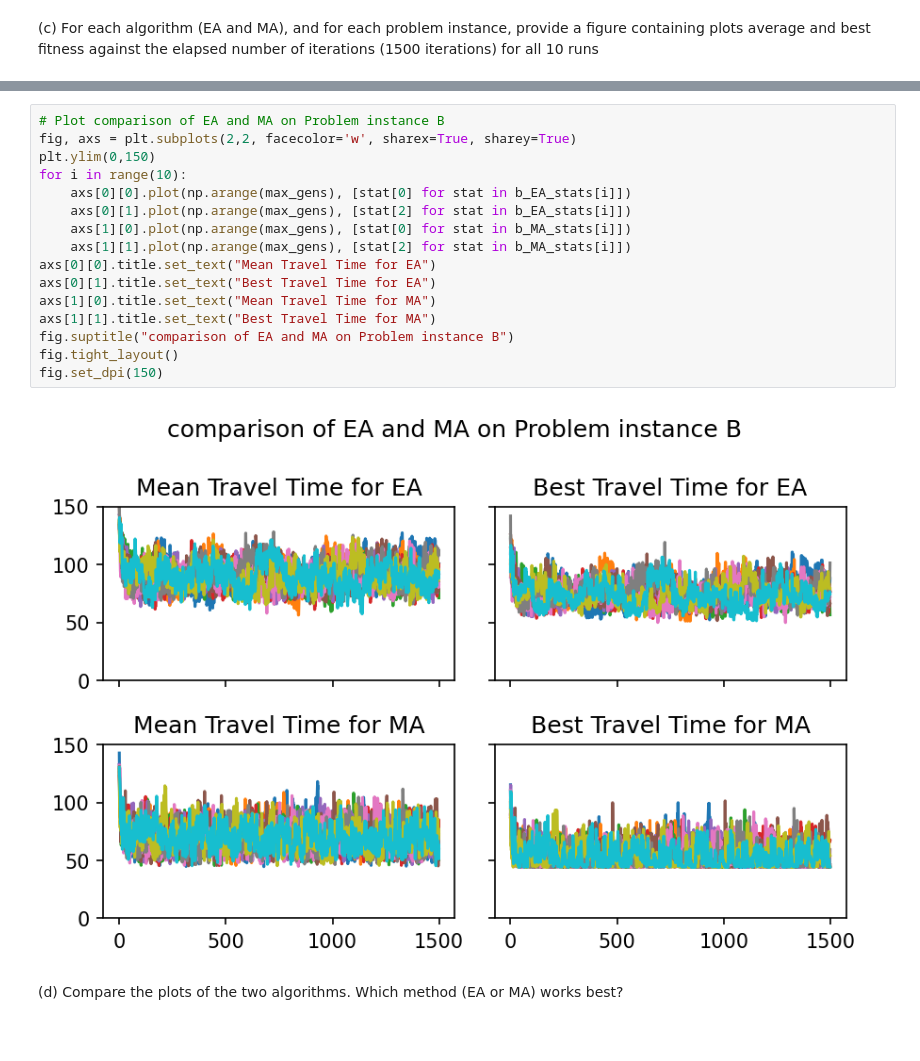
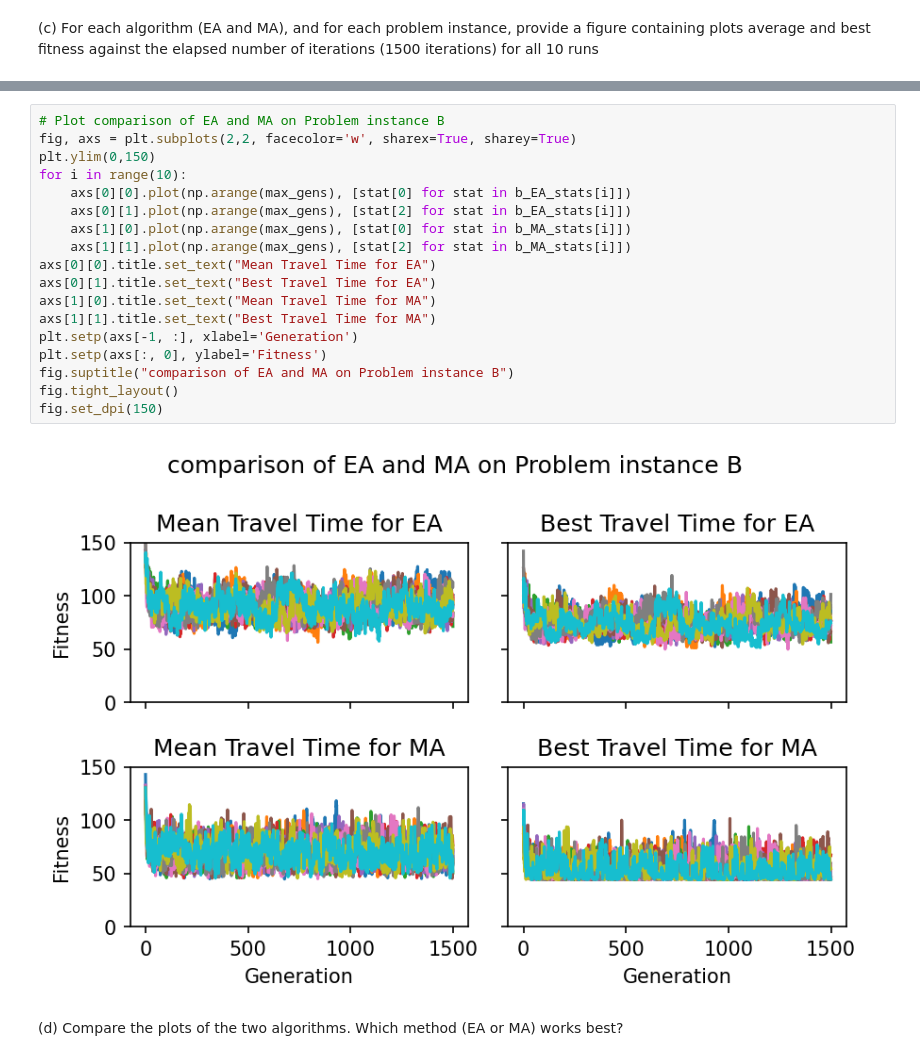
Before and after one commit to JanSchering/natural_computing, a Jupyter notebook: assignment_1/Ex6.ipynb, the cells around one changed output, grey strips where cells are left out. Drawn from its saved outputs; the diff is of its cells as text.

```diff
--- a/assignment_1/Ex6.ipynb
+++ b/assignment_1/Ex6.ipynb
@@ -354,21 +370,23 @@ fig.set_dpi(150)
 # %%
 # Plot comparison of EA and MA on Problem instance B
 fig, axs = plt.subplots(2,2, facecolor='w', sharex=True, sharey=True)
 plt.ylim(0,150)
 for i in range(10):
     axs[0][0].plot(np.arange(max_gens), [stat[0] for stat in b_EA_stats[i]])
     axs[0][1].plot(np.arange(max_gens), [stat[2] for stat in b_EA_stats[i]])
     axs[1][0].plot(np.arange(max_gens), [stat[0] for stat in b_MA_stats[i]])
     axs[1][1].plot(np.arange(max_gens), [stat[2] for stat in b_MA_stats[i]])
 axs[0][0].title.set_text("Mean Travel Time for EA")
 axs[0][1].title.set_text("Best Travel Time for EA")
 axs[1][0].title.set_text("Mean Travel Time for MA")
 axs[1][1].title.set_text("Best Travel Time for MA")
+plt.setp(axs[-1, :], xlabel='Generation')
+plt.setp(axs[:, 0], ylabel='Fitness')
 fig.suptitle("comparison of EA and MA on Problem instance B")
 fig.tight_layout()
 fig.set_dpi(150)
 # %% [output]
-[figure, old version]
+[figure, new version]
 # %% [markdown]
 (d) Compare the plots of the two algorithms. Which method (EA or MA) works
 best?
```
Also changed, not shown: parts of 6 cells of this notebook.
